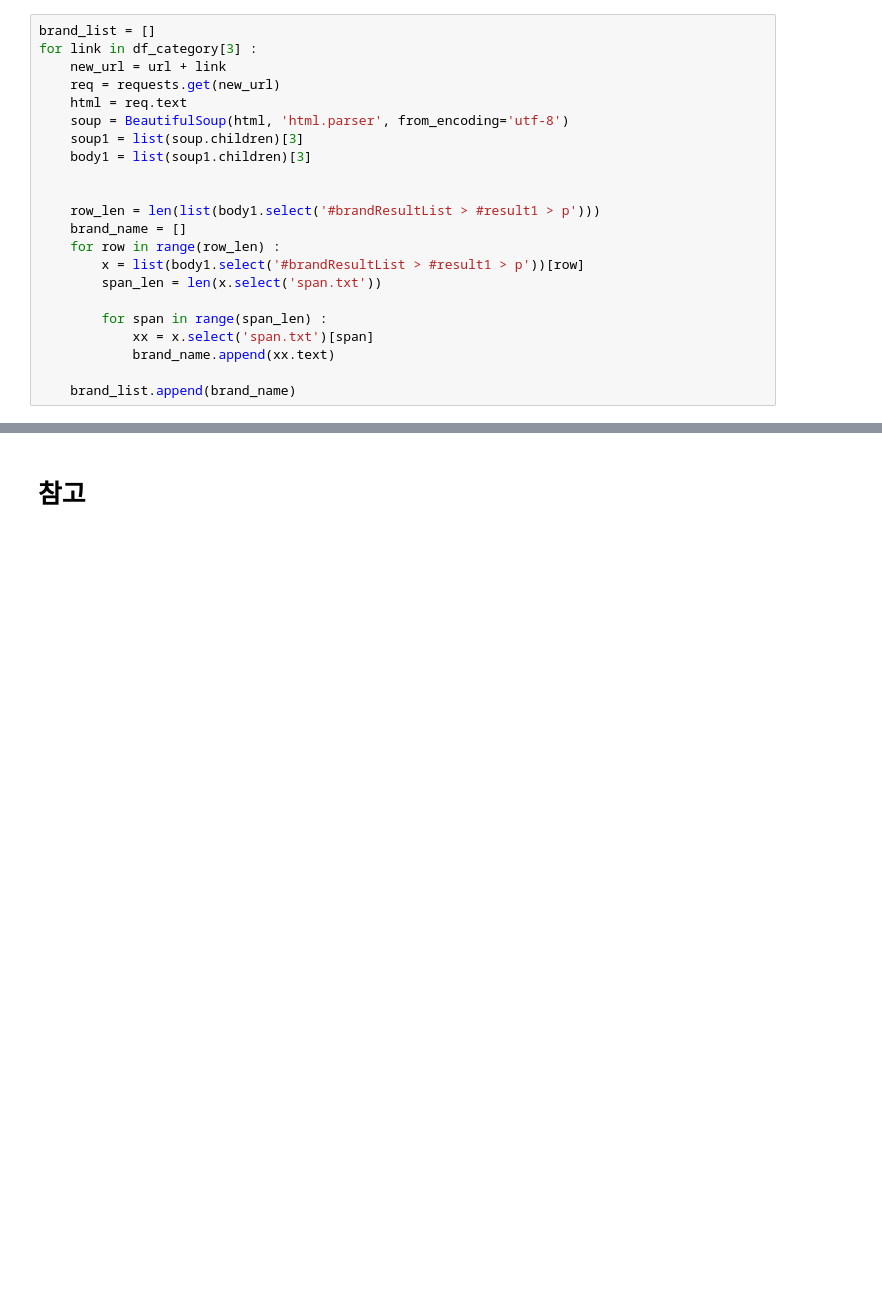
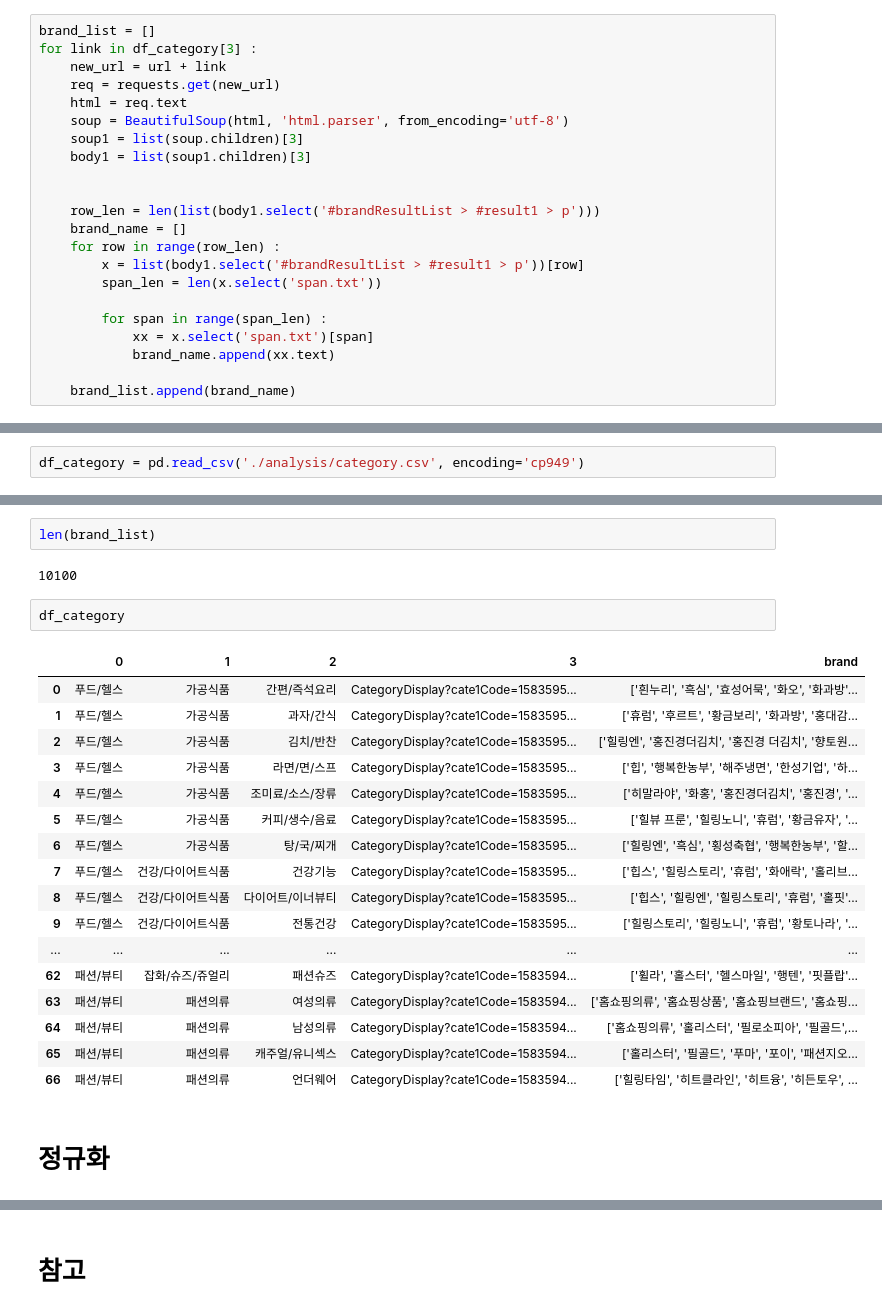
Before and after one commit to shp1204/WANPANMAN, a Jupyter notebook: crawling_.ipynb, the cells around one changed output, grey strips where cells are left out. Cells and saved outputs as stored; diff of their text form; blank space fills up the shorter version.

```diff
--- a/crawling_.ipynb
+++ b/crawling_.ipynb
@@ -226,0 +233,2 @@ df_category.to_csv('./analysis/category.csv', encoding='cp949')
+# %%
+df_category = pd.read_csv('./analysis/category.csv', encoding='cp949')
@@ -226,0 +244,26 @@ df_category.to_csv('./analysis/category.csv', encoding='cp949')
+# %%
+len(brand_list)
+# %% [output]
+10100
+# %%
+df_category
+# %% [output]
+|  | 0 | 1 | 2 | 3 | brand |
+| 0 | 푸드/헬스 | 가공식품 | 간편/즉석요리 | CategoryDisplay?cate1Code=1583595... | ['흰누리', '흑심', '효성어묵', '화오', '화과방'... |
+| 1 | 푸드/헬스 | 가공식품 | 과자/간식 | CategoryDisplay?cate1Code=1583595... | ['휴럼', '후르트', '황금보리', '화과방', '홍대감... |
+| 2 | 푸드/헬스 | 가공식품 | 김치/반찬 | CategoryDisplay?cate1Code=1583595... | ['힐링엔', '홍진경더김치', '홍진경 더김치', '향토원... |
+| 3 | 푸드/헬스 | 가공식품 | 라면/면/스프 | CategoryDisplay?cate1Code=1583595... | ['힙', '행복한농부', '해주냉면', '한성기업', '하... |
+| 4 | 푸드/헬스 | 가공식품 | 조미료/소스/장류 | CategoryDisplay?cate1Code=1583595... | ['히말라야', '화홍', '홍진경더김치', '홍진경', '... |
+| 5 | 푸드/헬스 | 가공식품 | 커피/생수/음료 | CategoryDisplay?cate1Code=1583595... | ['힐뷰 프룬', '힐링노니', '휴럼', '황금유자', '... |
+| 6 | 푸드/헬스 | 가공식품 | 탕/국/찌개 | CategoryDisplay?cate1Code=1583595... | ['힐링엔', '흑심', '횡성축협', '행복한농부', '할... |
+| 7 | 푸드/헬스 | 건강/다이어트식품 | 건강기능 | CategoryDisplay?cate1Code=1583595... | ['힙스', '힐링스토리', '휴럼', '화애락', '홀리브... |
+| 8 | 푸드/헬스 | 건강/다이어트식품 | 다이어트/이너뷰티 | CategoryDisplay?cate1Code=1583595... | ['힙스', '힐링엔', '힐링스토리', '휴럼', '홀핏'... |
+| 9 | 푸드/헬스 | 건강/다이어트식품 | 전통건강 | CategoryDisplay?cate1Code=1583595... | ['힐링스토리', '힐링노니', '휴럼', '황토나라', '... |
+| ... | ... | ... | ... | ... | ... |
+| 62 | 패션/뷰티 | 잡화/슈즈/쥬얼리 | 패션슈즈 | CategoryDisplay?cate1Code=1583594... | ['휠라', '홀스터', '헬스마일', '행텐', '핏플랍'... |
+| 63 | 패션/뷰티 | 패션의류 | 여성의류 | CategoryDisplay?cate1Code=1583594... | ['홈쇼핑의류', '홈쇼핑상품', '홈쇼핑브랜드', '홈쇼핑... |
+| 64 | 패션/뷰티 | 패션의류 | 남성의류 | CategoryDisplay?cate1Code=1583594... | ['홈쇼핑의류', '홀리스터', '필로소피아', '필골드',... |
+| 65 | 패션/뷰티 | 패션의류 | 캐주얼/유니섹스 | CategoryDisplay?cate1Code=1583594... | ['홀리스터', '필골드', '푸마', '포이', '패션지오... |
+| 66 | 패션/뷰티 | 패션의류 | 언더웨어 | CategoryDisplay?cate1Code=1583594... | ['힐링타임', '히트클라인', '히트융', '히든토우', ... |
+# %% [markdown]
+# 정규화
```
Also changed, not shown: parts of 5 cells of this notebook, 1 other file.
